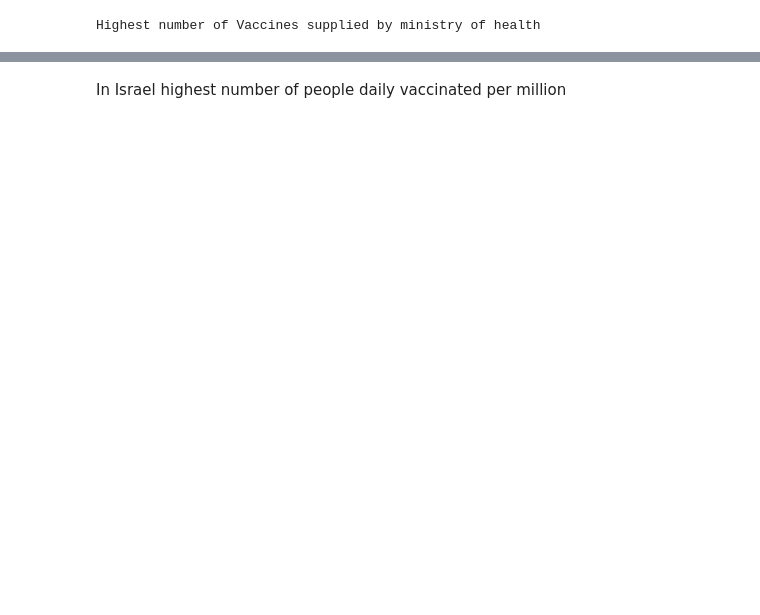
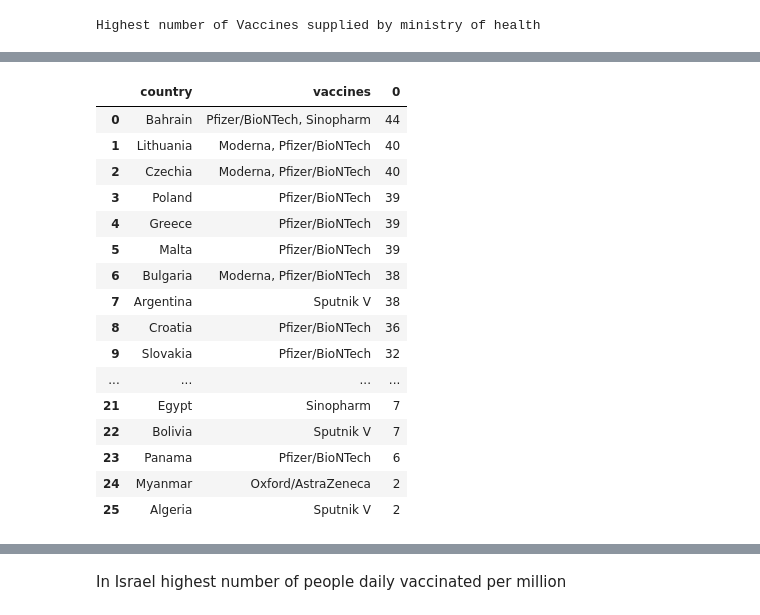
Before and after one commit to Chetan265/assgn, a Jupyter notebook: Covid-19.ipynb, the cells around one changed output, grey strips where cells are left out. Saved outputs shown, nothing was run; the diff lists cells and outputs as text; code cells hidden in the pictures; blank space fills up the shorter version.

```diff
--- a/Covid-19.ipynb
+++ b/Covid-19.ipynb
@@ -200,0 +216,24 @@ The process of vaccination is increasing day by day
+# %%
+# creating new data frame that includes the data of only Ministry of Health
+df = cv[cv.source_name.str.startswith("Ministry of Health")]
+# %%
+# countries that are using vaccines provided by the ministry of health
+df[['country','vaccines']].value_counts().reset_index()
+# %% [output]
+|  | country | vaccines | 0 |
+| 0 | Bahrain | Pfizer/BioNTech, Sinopharm | 44 |
+| 1 | Lithuania | Moderna, Pfizer/BioNTech | 40 |
+| 2 | Czechia | Moderna, Pfizer/BioNTech | 40 |
+| 3 | Poland | Pfizer/BioNTech | 39 |
+| 4 | Greece | Pfizer/BioNTech | 39 |
+| 5 | Malta | Pfizer/BioNTech | 39 |
+| 6 | Bulgaria | Moderna, Pfizer/BioNTech | 38 |
+| 7 | Argentina | Sputnik V | 38 |
+| 8 | Croatia | Pfizer/BioNTech | 36 |
+| 9 | Slovakia | Pfizer/BioNTech | 32 |
+| ... | ... | ... | ... |
+| 21 | Egypt | Sinopharm | 7 |
+| 22 | Bolivia | Sputnik V | 7 |
+| 23 | Panama | Pfizer/BioNTech | 6 |
+| 24 | Myanmar | Oxford/AstraZeneca | 2 |
+| 25 | Algeria | Sputnik V | 2 |
```
Also changed, not shown: parts of 42 cells of this notebook.
